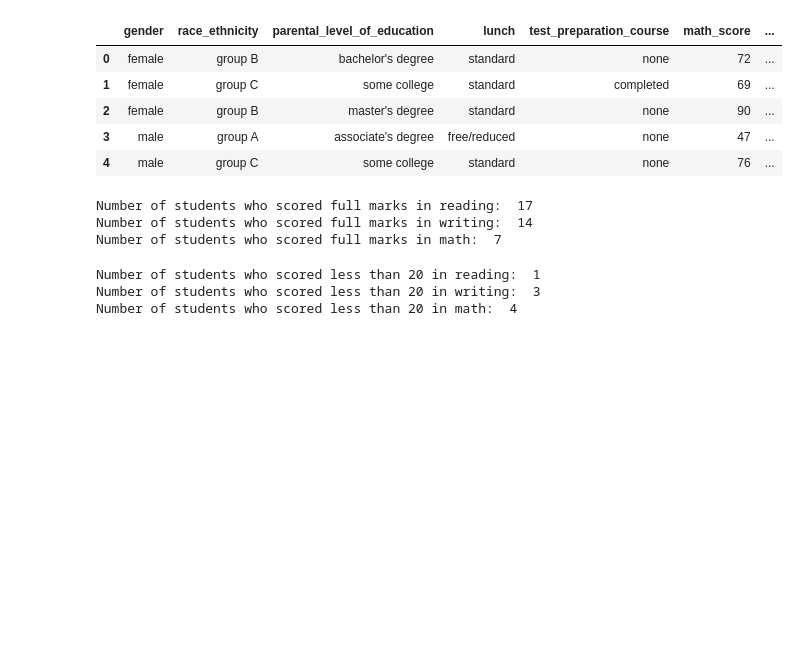
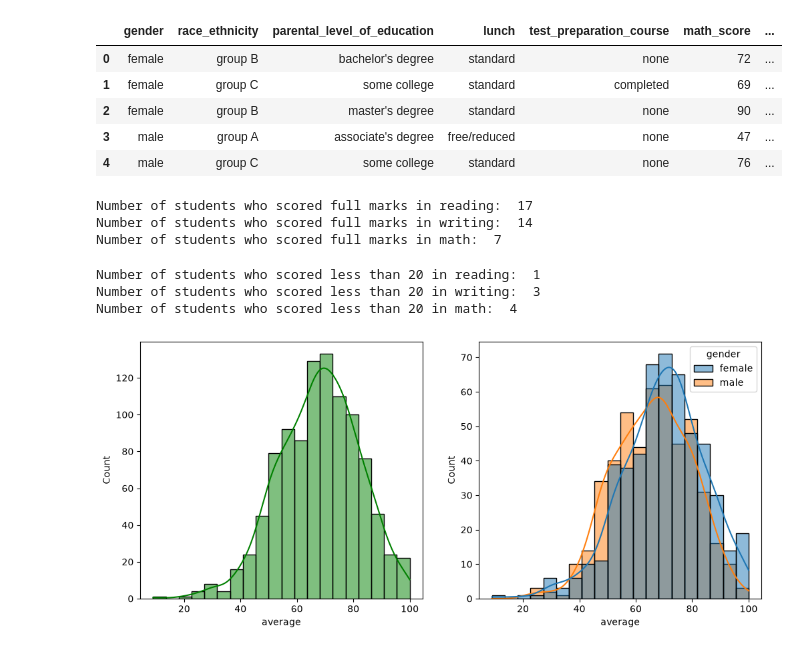
Before and after one commit to Sandira-Davraj/mlProject, a Jupyter notebook: notebook/1 . EDA STUDENT PERFORMANCE .ipynb, the cells around one changed output. Cells and saved outputs as stored; diff of their text form; code cells hidden in the pictures; blank space fills up the shorter version.

```diff
--- a/notebook/1 . EDA STUDENT PERFORMANCE .ipynb
+++ b/notebook/1 . EDA STUDENT PERFORMANCE .ipynb
@@ -153,3 +153,12 @@ print("Number of students who scored less than 20 in math: ", math_less_20)
 Number of students who scored less than 20 in reading:  1
 Number of students who scored less than 20 in writing:  3
 Number of students who scored less than 20 in math:  4
+# %%
+fig, axs = plt.subplots(1, 2, figsize=(12, 5))
+plt.subplot(1, 2, 1)
+sns.histplot(data=df, x='average', bins=20, kde=True, color='green')
+plt.subplot(1, 2, 2)
+sns.histplot(data=df, x='average', bins=20, kde=True, hue='gender')
+plt.show()
+# %% [output]
+[figure, added]
```
Also changed, not shown: parts of 9 cells of this notebook, 6 other files.
